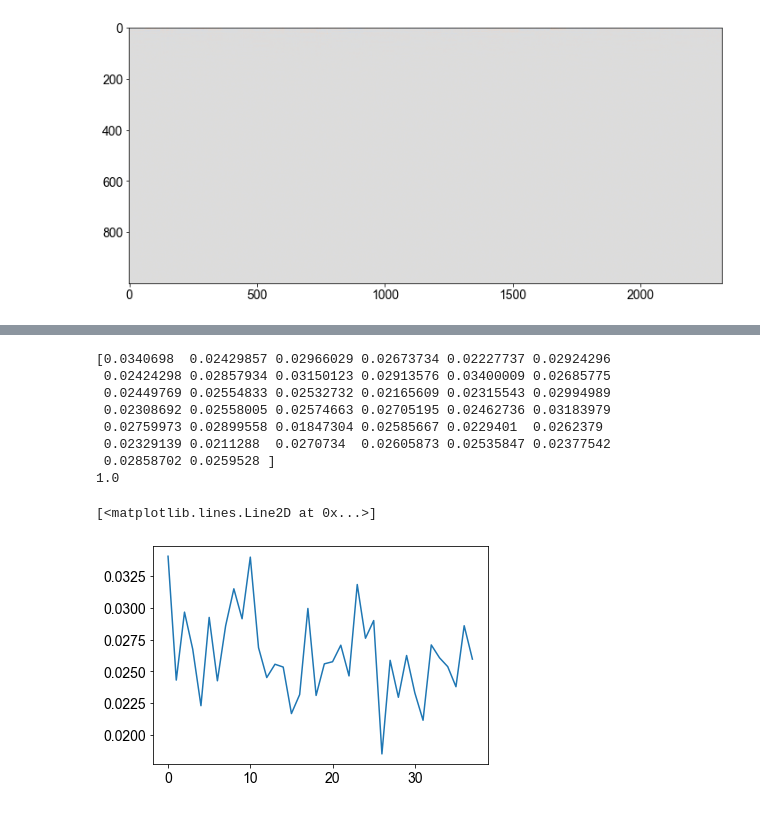
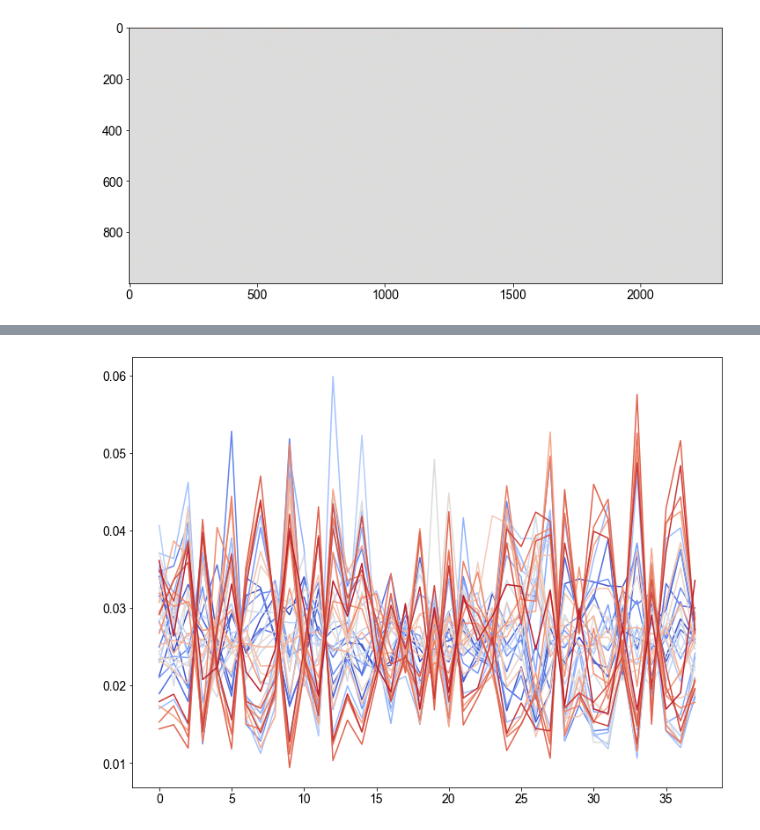
Before and after one commit to igred8/signal, a Jupyter notebook: signal/notebooks/1.0-SVD-classification-images-igad.ipynb, the cells around one changed output, grey strips where cells are left out. Cells and saved outputs as stored; diff of their text form; code cells hidden in the pictures.

```diff
--- a/signal/notebooks/1.0-SVD-classification-images-igad.ipynb
+++ b/signal/notebooks/1.0-SVD-classification-images-igad.ipynb
@@ -192,10 +210,10 @@ keytemp = '01'
 fig,ax = plt.subplots(figsize=(9,6))
 nimg = key_projections[keytemp].shape[1]
 
-umean = key_projections[keytemp].mean(axis=1)
-ax.plot(umean, linewidth=3, zorder=1)
+umean = np.median(key_projections[keytemp], axis=1)
+ax.semilogy(np.abs(umean), linewidth=3, zorder=1)
 for i in range(5):
-    ax.plot(key_projections[keytemp][:,i], color='k', linewidth=1.5, zorder=0)
+    ax.semilogy(np.abs(key_projections[keytemp][:,i]), color='k', linewidth=1.5, zorder=0)
 ax.set_xlim([0,42])
 # ax.set_ylim([-1000,1000])
 plt.show()
@@ -213,9 +231,11 @@ plt.imshow(train_projection, aspect=1, cmap='coolwarm', vmin=-1.5e4,vmax=1.5e4)
 # average projection of key onto u-space
 NKEYS = len(image_keys)
 key_projections_u_mean = np.zeros([NKEYS, N_UVEC])
+key_projections_u_median = np.zeros([NKEYS, N_UVEC])
 for i,(key,proj) in enumerate(key_projections.items()):
     # print(i)
     key_projections_u_mean[i,:] = proj.mean(axis=1)
+    key_projections_u_median[i,:] = np.median(proj, axis=1)
 # %%
 fig,ax = plt.subplots(figsize=(12,12))
 
@@ -244,21 +274,15 @@ def img_class_prob( imgvec, umat_reduced, key_project_mean ):
     imgvec_probability = softmax( imgvec_proj_overlap )
     return imgvec_probability
 # %%
-keytemp = '01'
-fnindextemp = 3
-imgvec1 = load_img_vector(image_filepath+train_fns[keytemp][fnindextemp], meanvec=train_meanvec)
-img_prob = img_class_prob( imgvec1, umat_reduced, key_projections_u_mean )
-print(img_prob)
-print(img_prob.sum())
-plt.plot(img_prob)
+fig, ax = plt.subplots(figsize=(12,9))
+from matplotlib import cm
+cmap = cm.get_cmap('coolwarm')
+for i,keytemp in enumerate(image_keys):
+    fnindextemp = 3
+    imgvec1 = load_img_vector(image_filepath+train_fns[keytemp][fnindextemp], meanvec=train_meanvec)
+    img_prob = img_class_prob( imgvec1, umat_reduced, key_projections_u_mean )
+    # print(img_prob)
+    # print(img_prob.sum())
+    ax.plot(img_prob, linewidth=1.5, color=cmap((i)/NKEYS))
 # %% [output]
-[0.0340698  0.02429857 0.02966029 0.02673734 0.02227737 0.02924296
- 0.02424298 0.02857934 0.03150123 0.02913576 0.03400009 0.02685775
- 0.02449769 0.02554833 0.02532732 0.02165609 0.02315543 0.02994989
- 0.02308692 0.02558005 0.02574663 0.02705195 0.02462736 0.03183979
- 0.02759973 0.02899558 0.01847304 0.02585667 0.0229401  0.0262379
- 0.02329139 0.0211288  0.0270734  0.02605873 0.02535847 0.02377542
- 0.02858702 0.0259528 ]
-1.0
-[<matplotlib.lines.Line2D at 0x...>]
-[figure, old version]
+[figure, new version]
```
Also changed, not shown: parts of 13 cells of this notebook.
